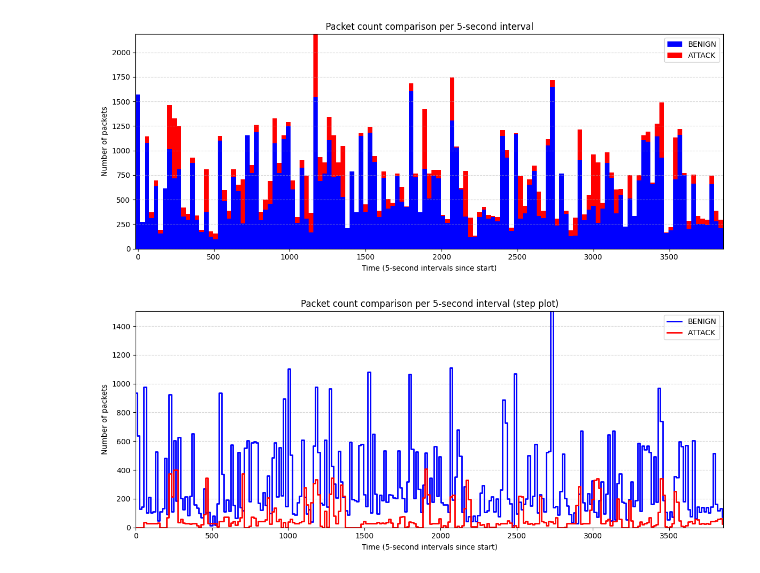
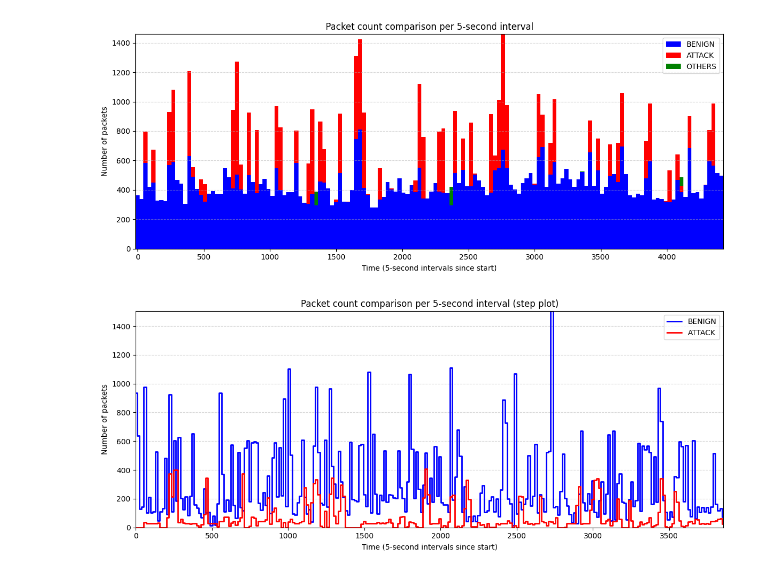
Before and after one commit to thomas-hoger/5G-Anomaly-Detection, a Jupyter notebook: notebooks/evaluation/background_noise.ipynb, the cells around one changed output. Cells and saved outputs as stored; diff of their text form; code cells hidden in the pictures.

```diff
--- a/notebooks/evaluation/background_noise.ipynb
+++ b/notebooks/evaluation/background_noise.ipynb
@@ -3,13 +3,15 @@ import json
 
 ATTACK = '1'
 BENIGN = '0'
+OTHERS = '-1'
 
-with open("../../data/pre_process/dissection_clean/both.json") as f:
+with open("../../data/pre_process/dissection_clean/5GCTD.json") as f:
     my_json = json.load(f)
 
 total_dict = {
     BENIGN : [],
     ATTACK : [],
+    OTHERS : []
 }
 
 for dissected_pkt in my_json:
@@ -17,23 +19,22 @@ for dissected_pkt in my_json:
     is_attack = dissected_pkt["common"].pop("is_attack")
     attack_type = dissected_pkt["common"].pop("type")
 
-    if int(is_attack) >= 0:
+    packet_dict = dissected_pkt["common"].copy()
+    for protocols in dissected_pkt["protocols"].values():
+        for layer in protocols:
+            packet_dict.update(layer)
 
-        packet_dict = dissected_pkt["common"].copy()
-        for protocols in dissected_pkt["protocols"].values():
-            for layer in protocols:
-                packet_dict.update(layer)
-
-        total_dict[is_attack].append(packet_dict)
+    total_dict[is_attack].append(packet_dict)
 # %%
 from datetime import datetime
 
 ts_dict = {
     BENIGN : [],
     ATTACK : [],
+    OTHERS : []
 }
 
-for label in [BENIGN, ATTACK]:
+for label in [BENIGN, ATTACK, OTHERS]:
     for packet in total_dict[label]:
         ts = packet["ts"]
         ts = datetime.fromtimestamp(ts)
@@ -47,36 +48,38 @@ import numpy as np
 # Convert to DataFrame
 df1 = pd.DataFrame({'time': ts_dict[BENIGN], 'source': BENIGN})
 df2 = pd.DataFrame({'time': ts_dict[ATTACK], 'source': ATTACK})
-df = pd.concat([df1, df2])
+df3 = pd.DataFrame({'time': ts_dict[OTHERS], 'source': OTHERS})
+df = pd.concat([df1, df2, df3])
 
 # Group into 5-second intervals
 df['bin'] = (df['time'] - df['time'].min()).dt.total_seconds() // 30*30
 df['bin'] = df['bin'].astype(int)
 
 # Count occurrences per source and interval
 counts = df.groupby(['bin', 'source']).size().unstack(fill_value=0)
 
 # Ensure consistent order
 counts = counts.sort_index()
 
 # Create stacked bar plot
 plt.figure(figsize=(12, 5))
 plt.bar(counts.index, counts[BENIGN], width=30, color='blue', label='BENIGN')
 plt.bar(counts.index, counts[ATTACK], width=30, bottom=counts[BENIGN], color='red', label='ATTACK')
+plt.bar(counts.index, counts[OTHERS], width=30, bottom=counts[BENIGN] + counts[ATTACK], color='green', label='OTHERS')
 
 # Formatting
 plt.xlabel("Time (5-second intervals since start)")
 plt.ylabel("Number of packets")
 plt.title("Packet count comparison per 5-second interval")
 plt.legend()
 plt.margins(x=0)
 plt.margins(y=0)
 plt.grid(True, axis='y', linestyle='--', alpha=0.5)
 plt.tight_layout()
 
 plt.show()
 # %% [output]
-[figure, old version]
+[figure, new version]
 # %%
 import pandas as pd
 import matplotlib.pyplot as plt
```
Also changed, not shown: 16 other files.
